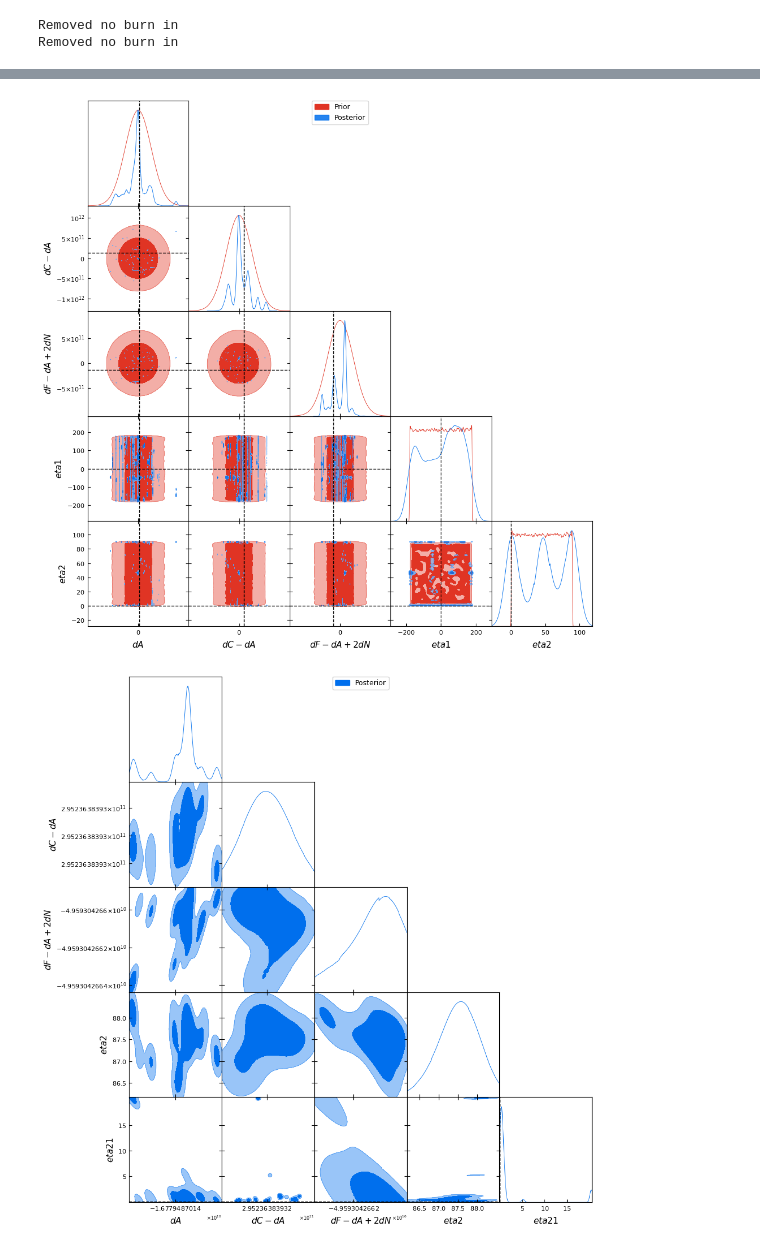
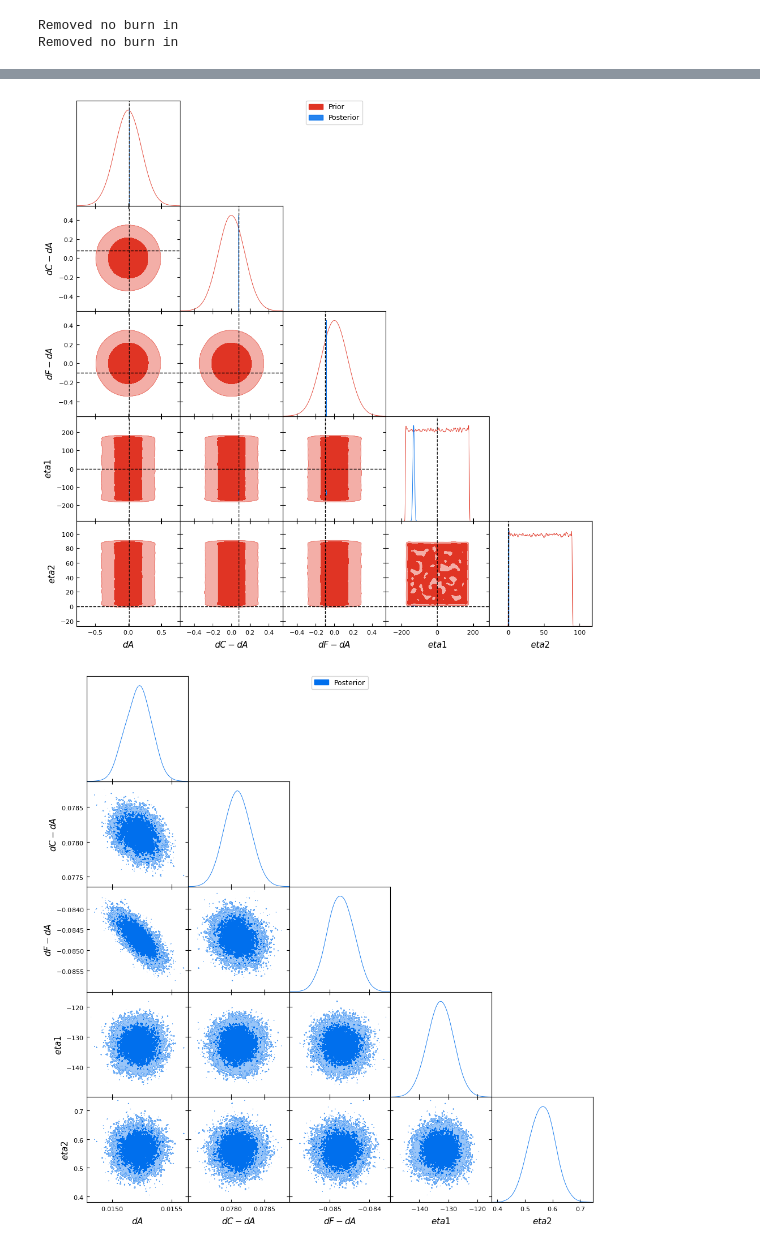
Before and after one commit to auggiemarignier/icanisddr, a Jupyter notebook: experiments/bulkic/notebooks/analyse_samples.ipynb, the cells around one changed output, grey strips where cells are left out. Saved outputs shown, nothing was run; the diff lists cells and outputs as text; code cells hidden in the pictures.

```diff
--- a/experiments/bulkic/notebooks/analyse_samples.ipynb
+++ b/experiments/bulkic/notebooks/analyse_samples.ipynb
@@ -34,7 +35,7 @@ def get_results_dir(n: int = 0) -> Path:
     output_dirs = [d for d in output_dirs if d.is_dir()]
     return output_dirs[n]
 # %%
-RESULTS_DIR = get_results_dir(1)
+RESULTS_DIR = get_results_dir(0)
 
 cfg = SynthConfig.load(RESULTS_DIR / "config.yaml")
 prior = CompoundPrior.from_dict(cfg.priors.model_dump())
@@ -62,9 +58,13 @@ for prior_component in prior.prior_components:
         idx = prior_component.indices
         samples[..., idx] = prior_component.prior_fn._wrap(samples[..., idx])
 # %%
-keep_mask = (ln_prob > -5000).all(axis=0)
-ln_prob = ln_prob[:, keep_mask]
-samples = samples[:, keep_mask, :]
+burn = 500
+thin = 10
+ln_prob = ln_prob[burn::thin, :]
+samples = samples[burn::thin, :, :]
+keep_chains = (ln_prob > -60000).all(axis=0)
+ln_prob = ln_prob[:, keep_chains]
+samples = samples[:, keep_chains, :]
 
 with open(RESULTS_DIR / "lnprob.pkl", "wb") as f:
     pickle.dump(ln_prob.reshape(-1), f)
@@ -80,33 +80,25 @@ plt.show()
 if prior.n == 7:
     names = ["dA", "dC-dA", "dF-dA+2dN", "dL", "dN-dL", "eta1", "eta2"]
     truth = [
-        cfg.truth.A,
-        cfg.truth.C - cfg.truth.A,
-        cfg.truth.F - cfg.truth.A + 2 * cfg.truth.N,
-        cfg.truth.L,
-        cfg.truth.N - cfg.truth.L,
-        cfg.truth.eta1,
-        cfg.truth.eta2,
-    ]
-elif prior.n == 6:
-    names = ["dA", "dC-dA", "dF-dA+2dN", "dL", "eta1", "eta2"]
-    truth = [
-        cfg.truth.A,
-        cfg.truth.C - cfg.truth.A,
-        cfg.truth.F - cfg.truth.A + 2 * cfg.truth.N,
-        cfg.truth.L,
+        cfg.truth.A / (PREM.A * 1e9),
+        cfg.truth.C / (PREM.C * 1e9) - cfg.truth.A / (PREM.A * 1e9),
+        cfg.truth.F / (PREM.F * 1e9)
+        - cfg.truth.A / (PREM.A * 1e9)
+        + 2 * cfg.truth.N / (PREM.N * 1e9),
+        cfg.truth.L / (PREM.L * 1e9),
+        cfg.truth.N / (PREM.N * 1e9) - cfg.truth.L / (PREM.L * 1e9),
         cfg.truth.eta1,
         cfg.truth.eta2,
     ]
 elif prior.n == 5:
     truth = [
-        cfg.truth.A,
-        cfg.truth.C - cfg.truth.A,
-        cfg.truth.F - cfg.truth.A + 2 * cfg.truth.N,
+        cfg.truth.A / (PREM.A * 1e9),
+        cfg.truth.C / (PREM.C * 1e9) - cfg.truth.A / (PREM.A * 1e9),
+        cfg.truth.F / (PREM.F * 1e9) - cfg.truth.A / (PREM.A * 1e9),
         cfg.truth.eta1,
         cfg.truth.eta2,
     ]
-    names = ["dA", "dC-dA", "dF-dA+2dN", "eta1", "eta2"]
+    names = ["dA", "dC-dA", "dF-dA", "eta1", "eta2"]
 else:
     raise ValueError(f"Unsupported number of parameters: {prior.n}")
 
@@ -143,5 +135,5 @@ WARNING:root:fine_bins_2D not large enough for optimal density: dF-dA+2dN, eta2
 WARNING:root:fine_bins_2D not large enough for optimal density: eta1, eta2
-[figure, old version]
+[figure, new version]
 # %%
 g.triangle_plot(
     [posterior_samples_gd],
@@ -152,7 +144,7 @@ g.triangle_plot(
 )
 g.export(str(RESULTS_DIR / "corner_plot_posterior.png"))
 # %% [output]
-[figure, old version]
+[figure, new version]
 # %%
 from sddr.sddr import fit_marginalised_posterior
 
```
Also changed, not shown: parts of 8 cells of this notebook, 6 other files.
